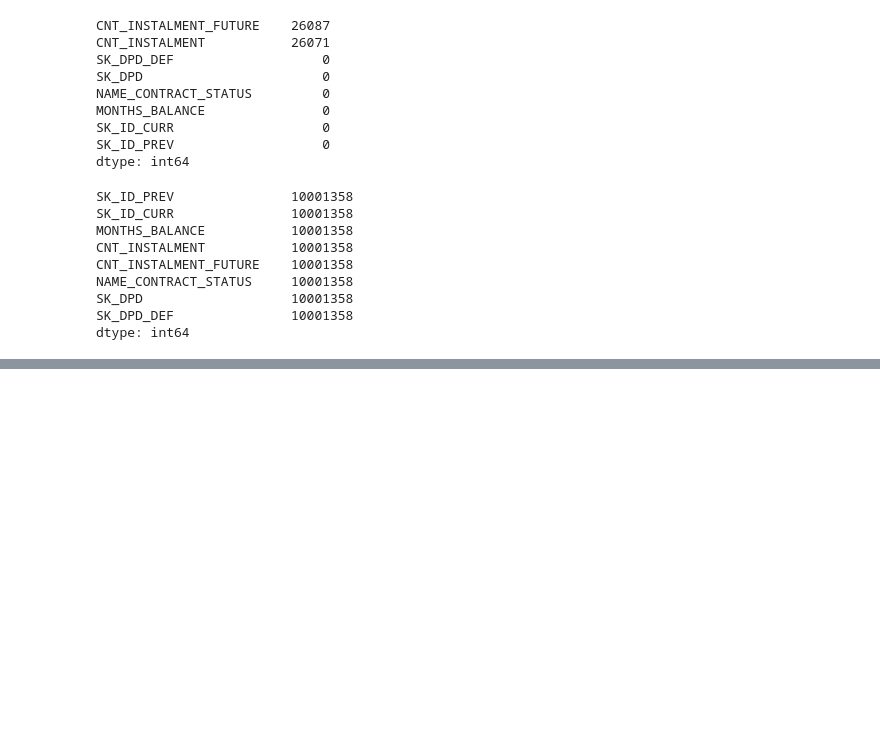
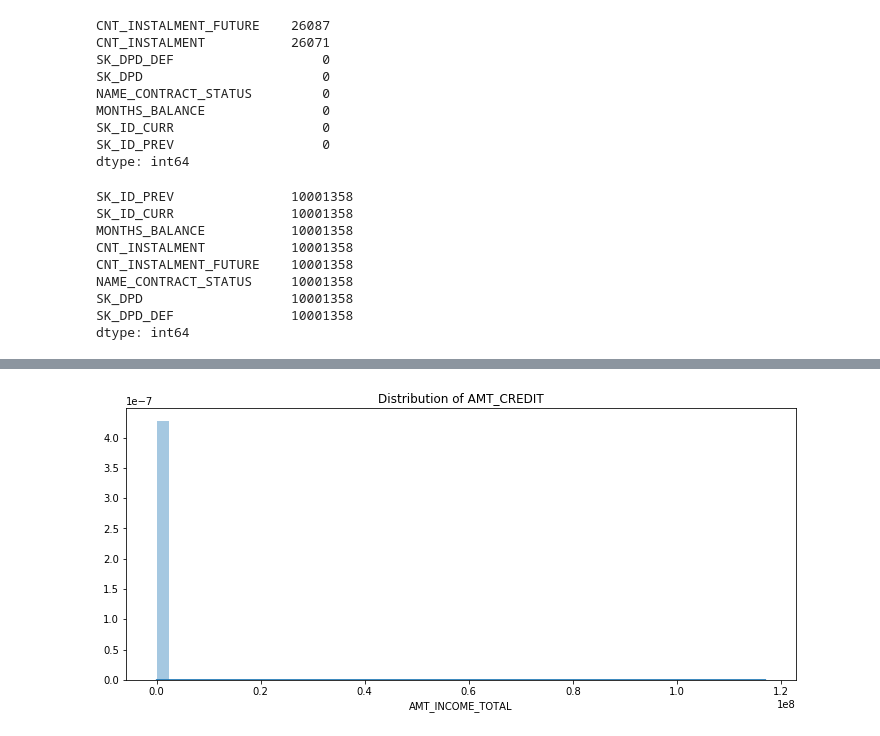
Before and after one commit to raolmatrix/DS-Project, a Jupyter notebook: Home Credit.ipynb, the cells around one changed output, grey strips where cells are left out. Drawn from its saved outputs; the diff is of its cells as text; code cells hidden in the pictures; blank space fills up the shorter version.

```diff
--- a/Home Credit.ipynb
+++ b/Home Credit.ipynb
@@ -221,0 +457,6 @@ installments_payments_missing_data.head()
+# %%
+plt.figure(figsize=(12,5))
+plt.title("Distribution of AMT_CREDIT")
+ax = sns.distplot(application_train["AMT_INCOME_TOTAL"].dropna())
+# %% [output]
+[figure, added]
```
Also changed, not shown: parts of 97 cells of this notebook.
